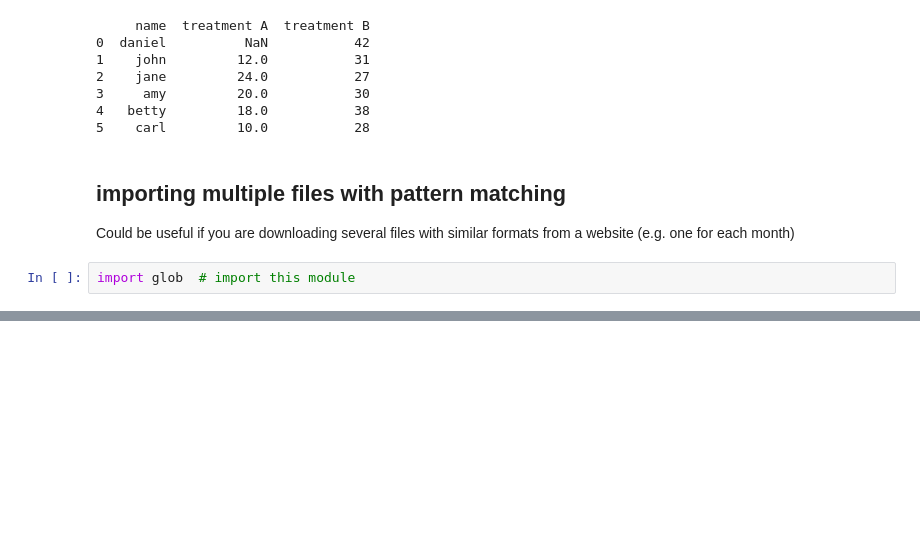
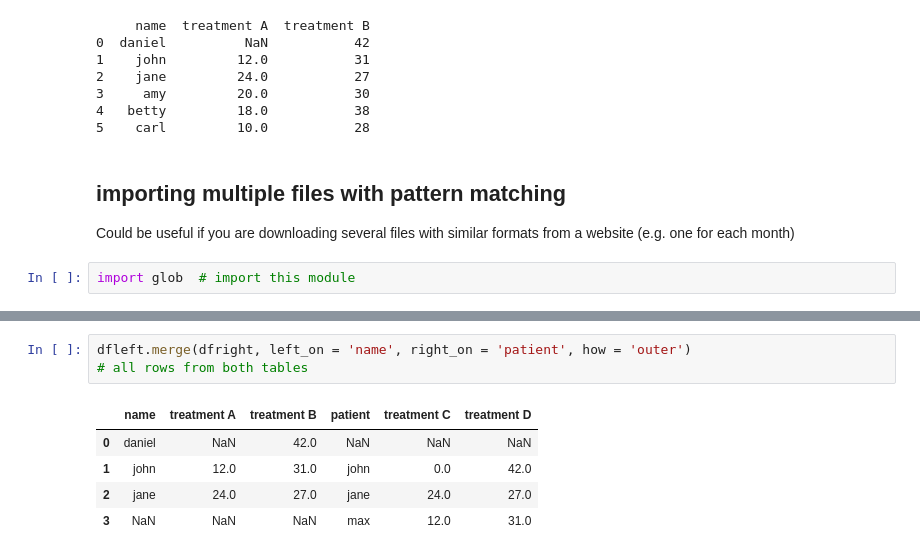
Before and after one commit to smileschen/2018-sp-stats131, a Jupyter notebook: 06-03 Tidy data.ipynb, the cells around one changed output, grey strips where cells are left out. Saved outputs shown, nothing was run; the diff lists cells and outputs as text; blank space fills up the shorter version.

```diff
--- a/06-03 Tidy data.ipynb
+++ b/06-03 Tidy data.ipynb
@@ -209,0 +292,9 @@ pd.concat(list_data, ignore_index = True)  # to make a single dataframe, we use
+# %%
+dfleft.merge(dfright, left_on = 'name', right_on = 'patient', how = 'outer')
+# all rows from both tables
+# %% [output]
+|  | name | treatment A | treatment B | patient | treatment C | treatment D |
+| 0 | daniel | NaN | 42.0 | NaN | NaN | NaN |
+| 1 | john | 12.0 | 31.0 | john | 0.0 | 42.0 |
+| 2 | jane | 24.0 | 27.0 | jane | 24.0 | 27.0 |
+| 3 | NaN | NaN | NaN | max | 12.0 | 31.0 |
```
Also changed, not shown: parts of 24 cells of this notebook.
